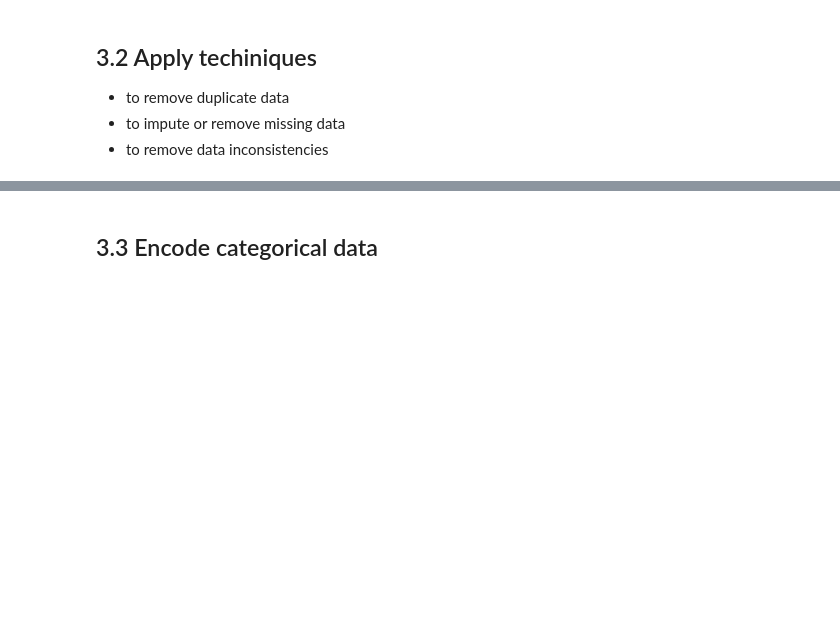
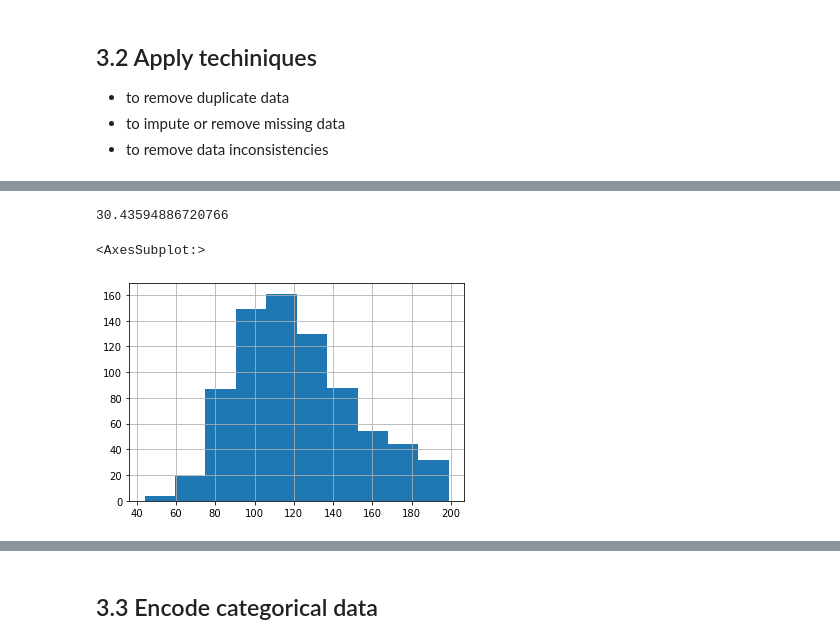
Before and after one commit to kishankumar09ei/IDS_Assignemnent1, a Jupyter notebook: IDS_Assignment_Template.ipynb, the cells around one changed output, grey strips where cells are left out. Saved outputs shown, nothing was run; the diff lists cells and outputs as text; code cells hidden in the pictures; blank space fills up the shorter version.

```diff
--- a/IDS_Assignment_Template.ipynb
+++ b/IDS_Assignment_Template.ipynb
@@ -164,0 +286,15 @@ If input data is text, do 3.3 and 3.4
+# %%
+#For glucose column
+# The dustribution of Glucose seems to be normal we know Glucose column has std as 32 (approx)
+#let try to impute with mean/median and see if the std changes remakebely
+
+glucose_without_zero= data_copy["Glucose"].fillna(data_copy["Glucose"].mean())
+# %%
+glucose_without_zero.std() # we can see that std moved to just -1.5 SO we can consider it
+# %% [output]
+30.43594886720766
+# %%
+glucose_without_zero.hist()
+# %% [output]
+<AxesSubplot:>
+[figure, added]
```
Also changed, not shown: parts of 101 cells of this notebook, 2 other files.
